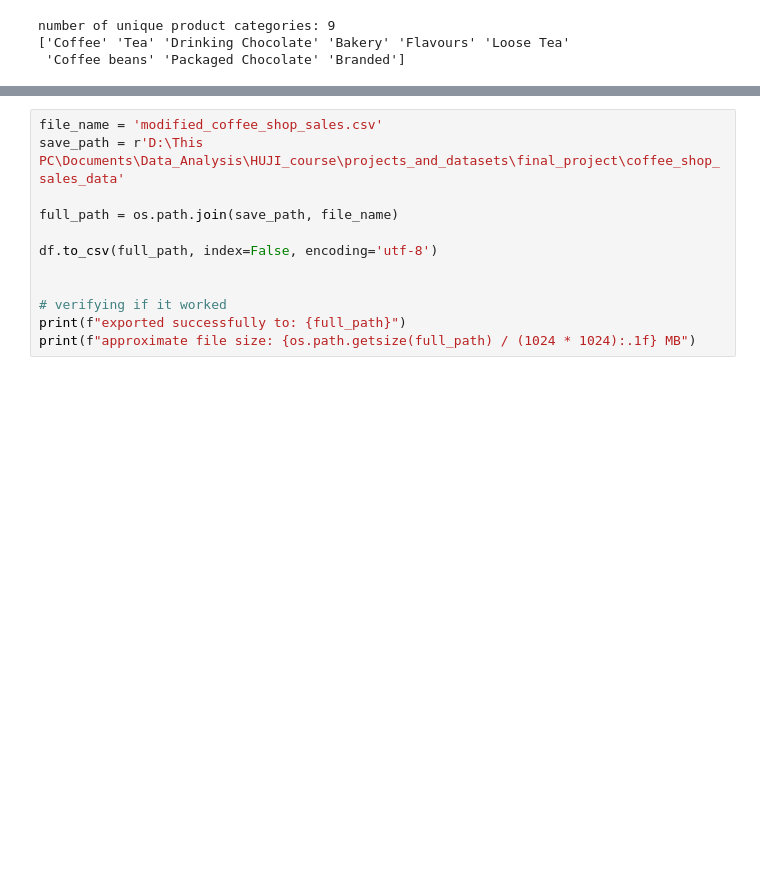
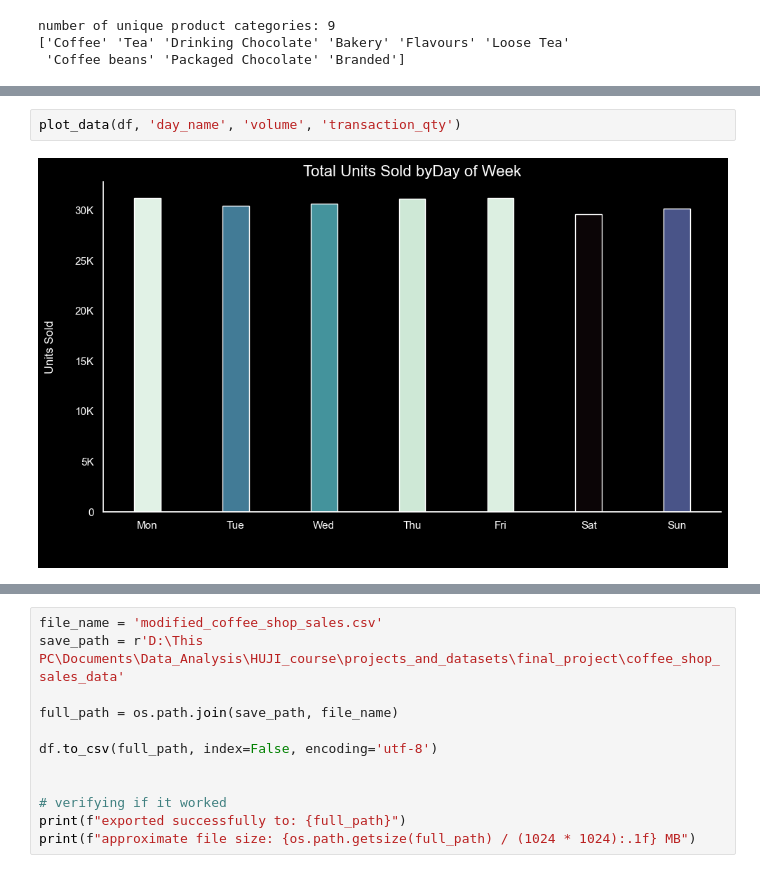
Before and after one commit to HuDragm/Coffee-Shop-Sales, a Jupyter notebook: notebooks/initial_eda.ipynb, the cells around one changed output, grey strips where cells are left out. Drawn from its saved outputs; the diff is of its cells as text; blank space fills up the shorter version.

```diff
--- a/notebooks/initial_eda.ipynb
+++ b/notebooks/initial_eda.ipynb
@@ -796,0 +703,4 @@ plt.show()
+# %%
+plot_data(df, 'day_name', 'volume', 'transaction_qty')
+# %% [output]
+[figure, added]
```
Also changed, not shown: parts of 115 cells of this notebook, 3 other files.
